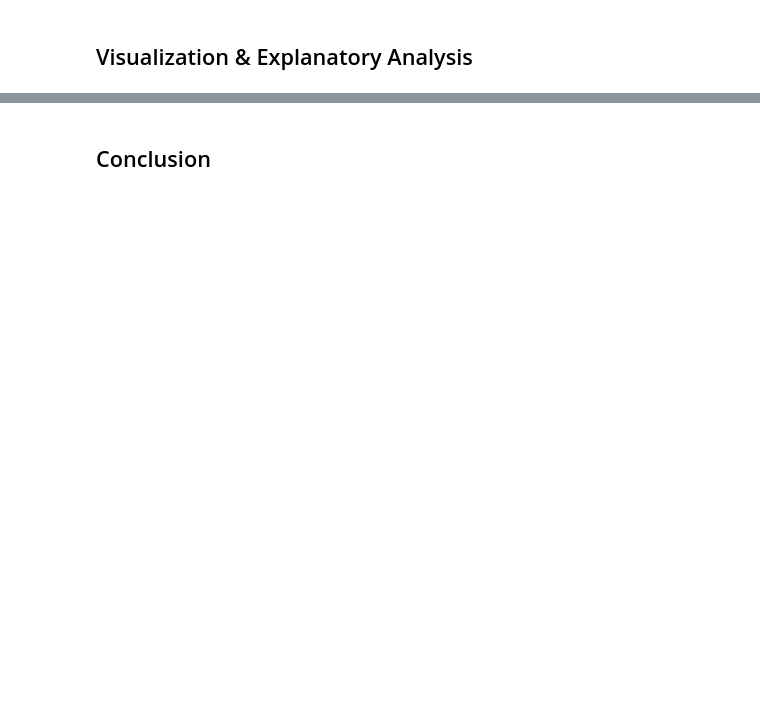
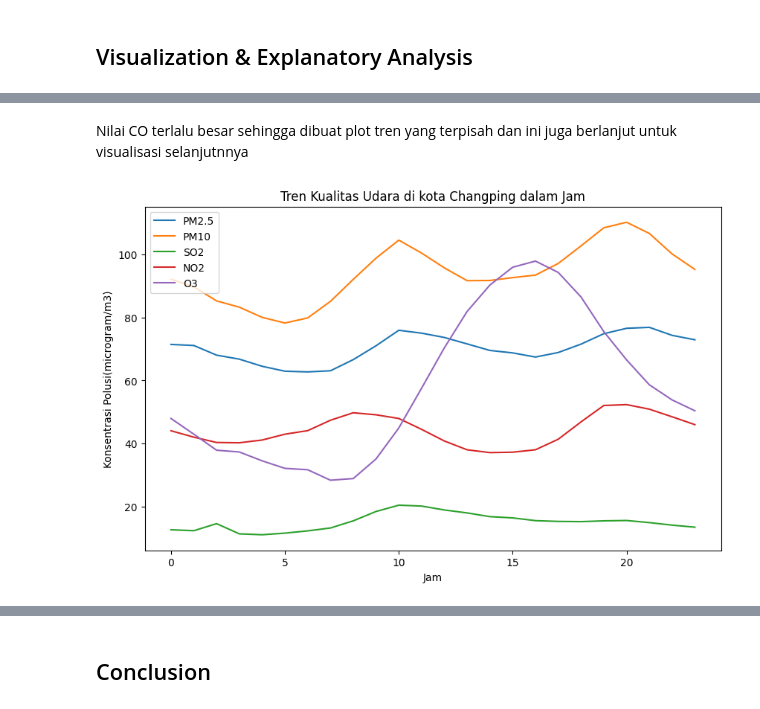
Before and after one commit to AdityaMulya17/dashboard, a Jupyter notebook: Proyek_Analisis_Data.ipynb, the cells around one changed output, grey strips where cells are left out. Cells and saved outputs as stored; diff of their text form; code cells hidden in the pictures; blank space fills up the shorter version.

```diff
--- a/Proyek_Analisis_Data.ipynb
+++ b/Proyek_Analisis_Data.ipynb
@@ -327,0 +314,18 @@ Passing `palette` without assigning `hue` is deprecated and will be removed in v
+# %% [markdown]
+Nilai CO terlalu besar sehingga dibuat plot tren yang terpisah dan ini juga berlanjut untuk visualisasi selanjutnnya
+# %%
+Jam_df = changping_df.groupby("hour").mean(numeric_only=True)
+
+plt.figure(figsize=(10,6))
+plt.plot(Jam_df.index, Jam_df["PM2.5"], label="PM2.5")
+plt.plot(Jam_df.index,Jam_df["PM10"], label="PM10")
+plt.plot(Jam_df.index, Jam_df["SO2"], label="SO2")
+plt.plot(Jam_df.index, Jam_df["NO2"], label="NO2")
+plt.plot(Jam_df.index, Jam_df["O3"], label="O3")
+plt.xlabel("Jam")
+plt.ylabel("Konsentrasi Polusi(microgram/m3)")
+plt.title("Tren Kualitas Udara di kota Changping dalam Jam")
+plt.legend()
+plt.show()
+# %% [output]
+[figure, added]
```
Also changed, not shown: parts of 54 cells of this notebook.
